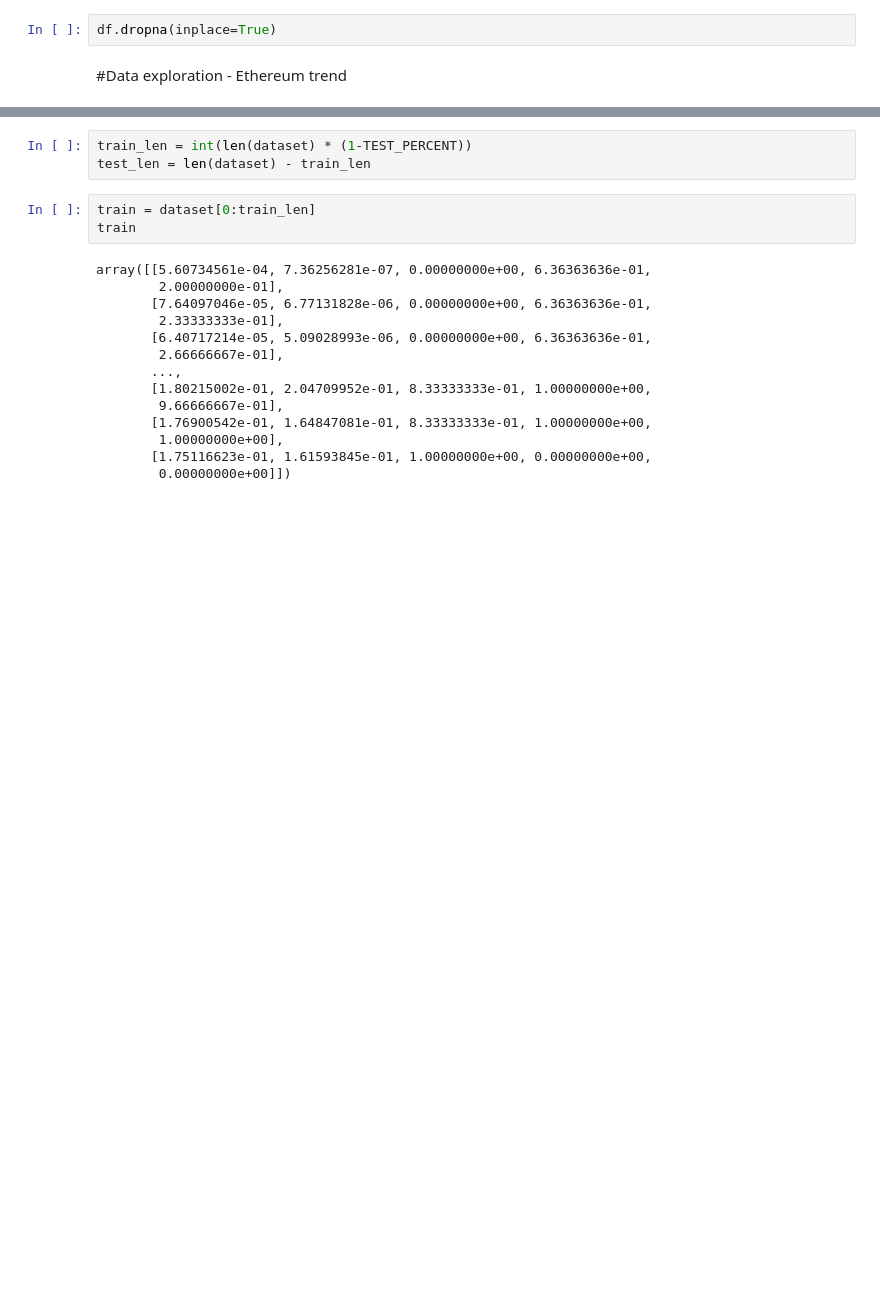
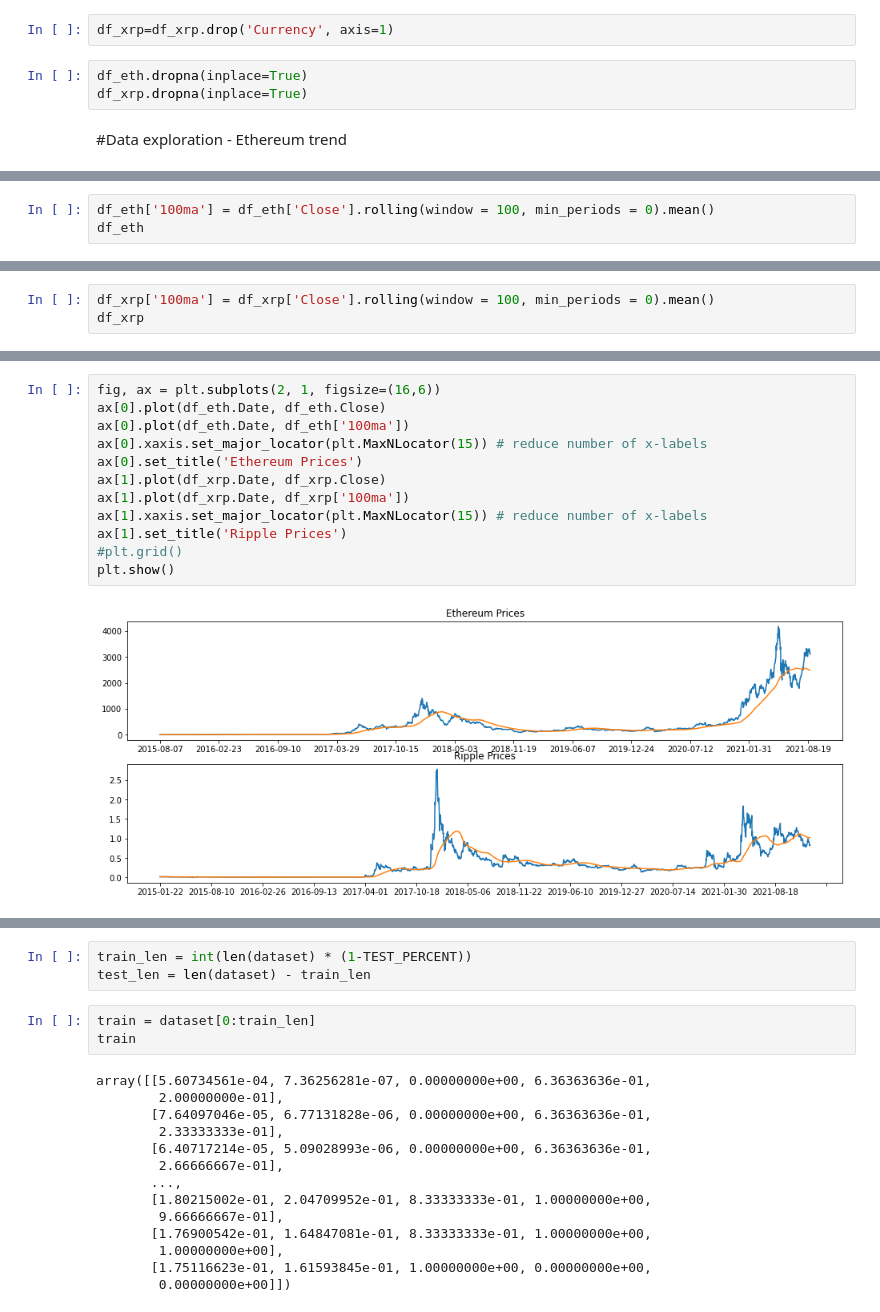
Before and after one commit to Zarmina97/Top-3-Crypto-Volatility-prediction-LSTM-GARCH, a Jupyter notebook: Ethereum.ipynb, the cells around one changed output, grey strips where cells are left out. Drawn from its saved outputs; the diff is of its cells as text; blank space fills up the shorter version.

```diff
--- a/Ethereum.ipynb
+++ b/Ethereum.ipynb
@@ -41,4 +66,7 @@ dtype: int64
+# %%
+df_xrp=df_xrp.drop('Currency', axis=1)
 # %%
-df.dropna(inplace=True)
+df_eth.dropna(inplace=True)
+df_xrp.dropna(inplace=True)
 # %% [markdown]
 #Data exploration - Ethereum trend
@@ -278,0 +97,3 @@ dataset = scaler.fit_transform(dataset_df)
+# %%
+df_eth['100ma'] = df_eth['Close'].rolling(window = 100, min_periods = 0).mean()
+df_eth
@@ -278,0 +114,3 @@ dataset = scaler.fit_transform(dataset_df)
+# %%
+df_xrp['100ma'] = df_xrp['Close'].rolling(window = 100, min_periods = 0).mean()
+df_xrp
@@ -278,0 +131,14 @@ dataset = scaler.fit_transform(dataset_df)
+# %%
+fig, ax = plt.subplots(2, 1, figsize=(16,6))
+ax[0].plot(df_eth.Date, df_eth.Close)
+ax[0].plot(df_eth.Date, df_eth['100ma'])
+ax[0].xaxis.set_major_locator(plt.MaxNLocator(15)) # reduce number of x-labels
+ax[0].set_title('Ethereum Prices')
+ax[1].plot(df_xrp.Date, df_xrp.Close)
+ax[1].plot(df_xrp.Date, df_xrp['100ma'])
+ax[1].xaxis.set_major_locator(plt.MaxNLocator(15)) # reduce number of x-labels
+ax[1].set_title('Ripple Prices')
+#plt.grid()
+plt.show()
+# %% [output]
+[figure, added]
```
Also changed, not shown: parts of 93 cells of this notebook.
